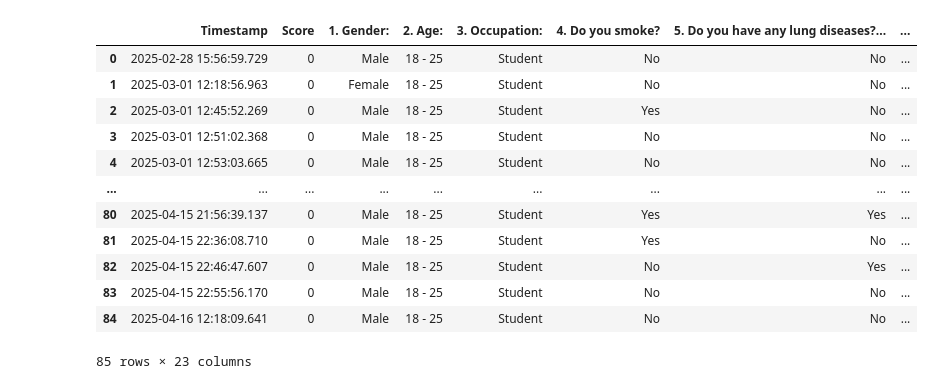
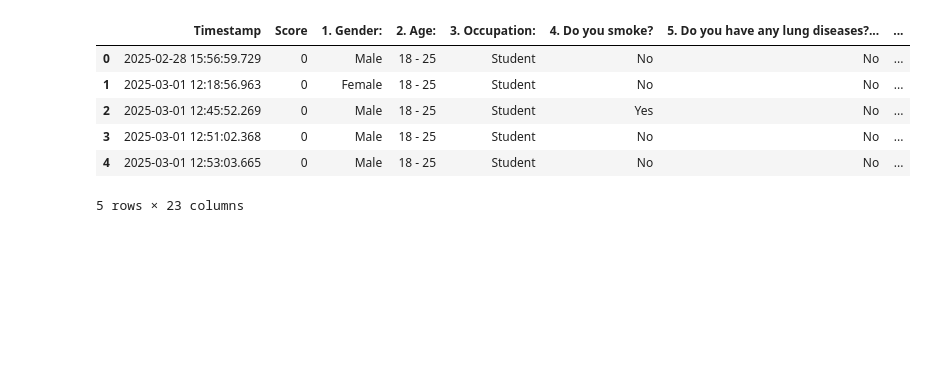
Before and after one commit to Wrudra/AirAwareDhaka, a Jupyter notebook: airawaredhaka.ipynb, the cells around one changed output. Saved outputs shown, nothing was run; the diff lists cells and outputs as text; code cells hidden in the pictures; blank space fills up the shorter version.

```diff
--- a/airawaredhaka.ipynb
+++ b/airawaredhaka.ipynb
@@ -4,22 +4,16 @@ import numpy as np
 # %%
 # Load the dataset
 # Assuming the dataset is uploaded to Kaggle or available locally
-df = pd.read_excel('/kaggle/input/air-exposure-dataset/Air Exposure (Individual Response).xlsx')
-df
+df = pd.read_excel('/kaggle/input/air-exposure-individual-response/Air Exposure (Individual Response).xlsx')
+df.head()
 # %% [output]
 |  | Timestamp | Score | 1. Gender: | 2. Age: | 3. Occupation: | 4. Do you smoke? | 5. Do you have any lung diseases?... | ... |
 | 0 | 2025-02-28 15:56:59.729 | 0 | Male | 18 - 25 | Student | No | No | ... |
 | 1 | 2025-03-01 12:18:56.963 | 0 | Female | 18 - 25 | Student | No | No | ... |
 | 2 | 2025-03-01 12:45:52.269 | 0 | Male | 18 - 25 | Student | Yes | No | ... |
 | 3 | 2025-03-01 12:51:02.368 | 0 | Male | 18 - 25 | Student | No | No | ... |
 | 4 | 2025-03-01 12:53:03.665 | 0 | Male | 18 - 25 | Student | No | No | ... |
-| ... | ... | ... | ... | ... | ... | ... | ... | ... |
-| 80 | 2025-04-15 21:56:39.137 | 0 | Male | 18 - 25 | Student | Yes | Yes | ... |
-| 81 | 2025-04-15 22:36:08.710 | 0 | Male | 18 - 25 | Student | Yes | No | ... |
-| 82 | 2025-04-15 22:46:47.607 | 0 | Male | 18 - 25 | Student | No | Yes | ... |
-| 83 | 2025-04-15 22:55:56.170 | 0 | Male | 18 - 25 | Student | No | No | ... |
-| 84 | 2025-04-16 12:18:09.641 | 0 | Male | 18 - 25 | Student | No | No | ... |
-85 rows × 23 columns
+5 rows × 23 columns
 # %%
 df.columns
 # %% [output]
```
Also changed, not shown: parts of 9 cells of this notebook.
